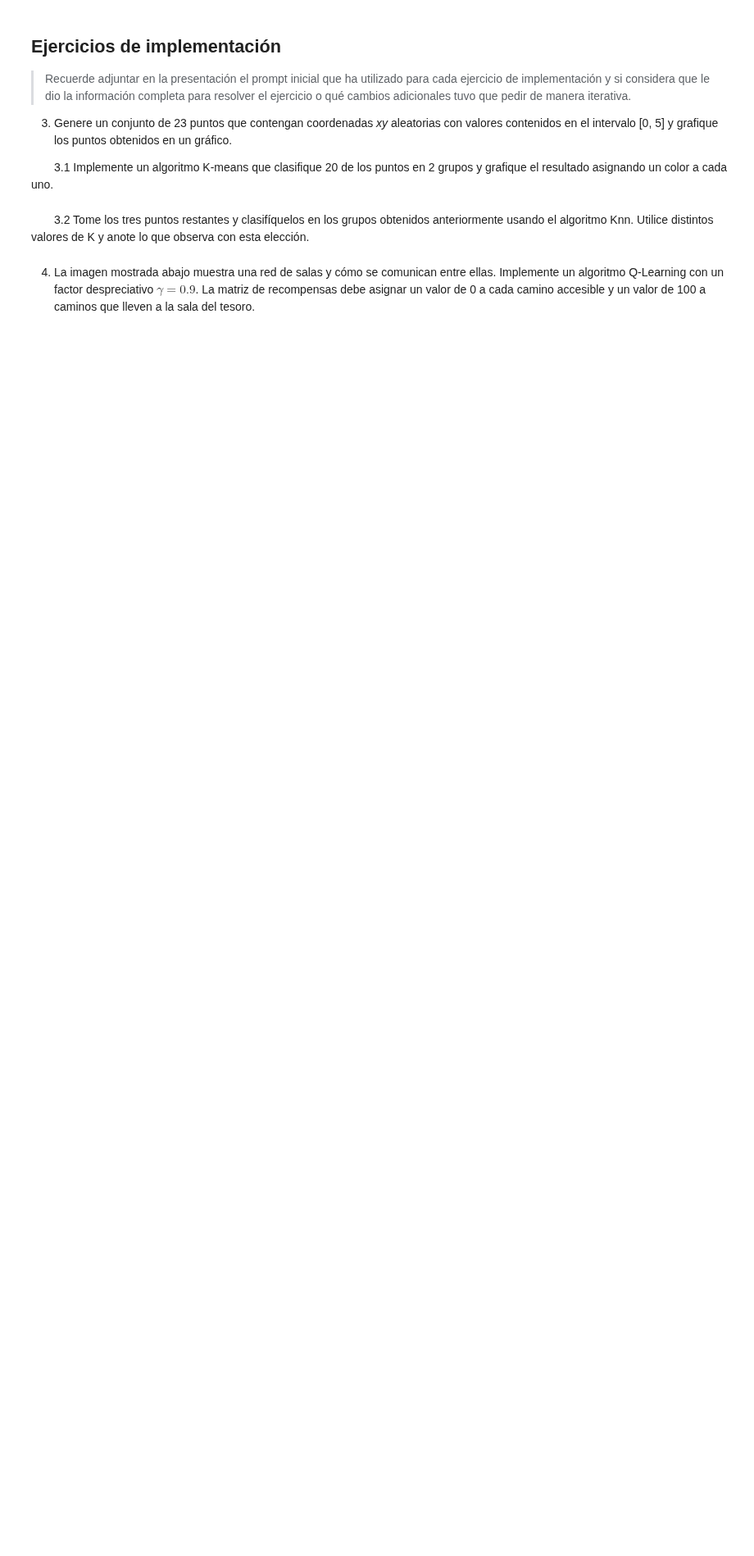
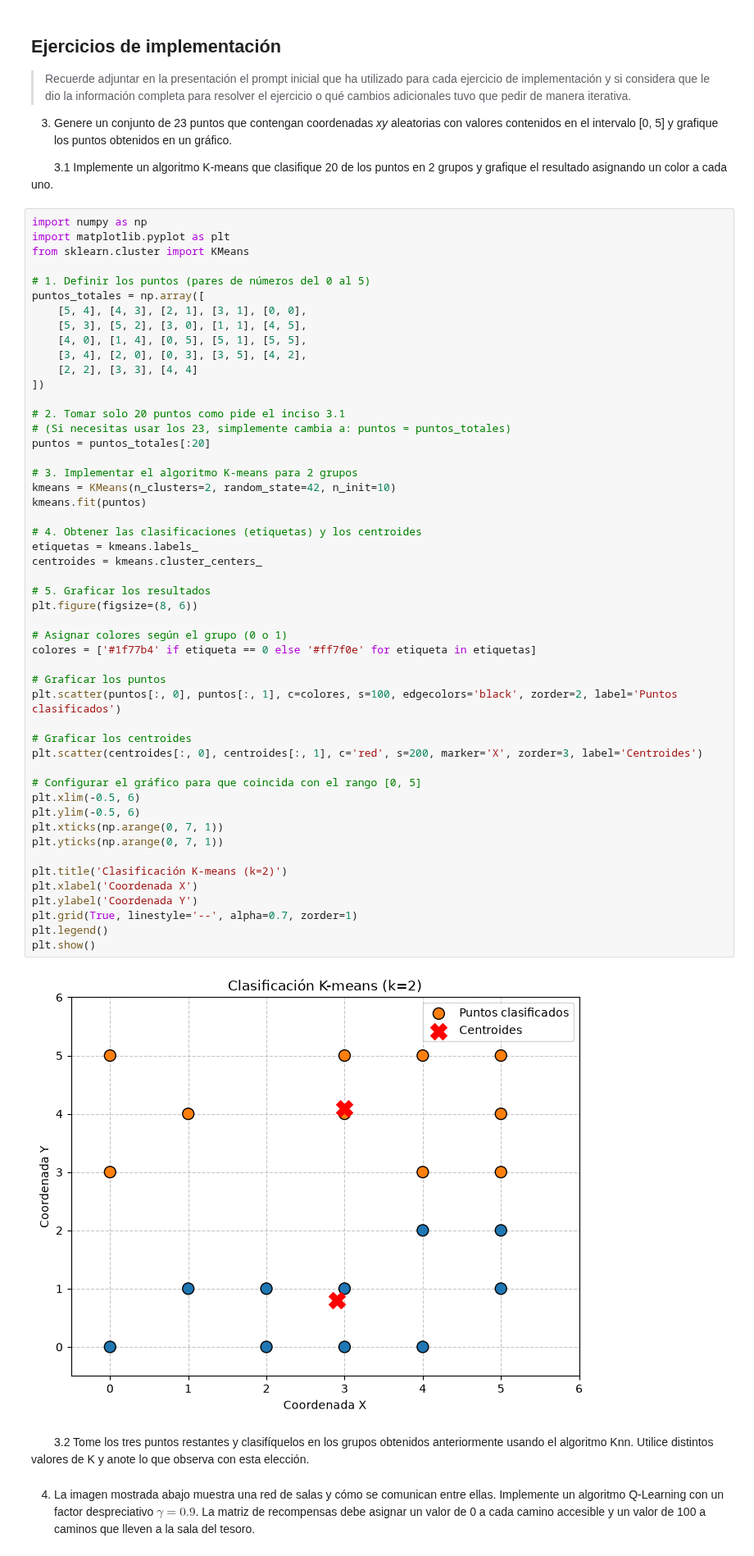
Before and after one commit to Mercedesf/Grupo4-IA1, a Jupyter notebook: TP8/TP8.ipynb, the cells around one changed output. Shown at 82% size. Cells and saved outputs as stored; diff of their text form; blank space fills up the shorter version.

```diff
--- a/TP8/TP8.ipynb
+++ b/TP8/TP8.ipynb
@@ -55,6 +55,58 @@ con diferentes proporciones que pueden variar de la siguiente manera:
 3. Genere un conjunto de 23 puntos que contengan coordenadas *xy* aleatorias con valores contenidos en el intervalo [0, 5] y grafique los puntos obtenidos en un gráfico.
 
 &emsp;&emsp;3.1 Implemente un algoritmo K-means que clasifique 20 de los puntos en 2 grupos y grafique el resultado asignando un color a cada uno.
+# %%
+import numpy as np
+import matplotlib.pyplot as plt
+from sklearn.cluster import KMeans
+
+# 1. Definir los puntos (pares de números del 0 al 5)
+puntos_totales = np.array([
+    [5, 4], [4, 3], [2, 1], [3, 1], [0, 0],
+    [5, 3], [5, 2], [3, 0], [1, 1], [4, 5],
+    [4, 0], [1, 4], [0, 5], [5, 1], [5, 5],
+    [3, 4], [2, 0], [0, 3], [3, 5], [4, 2],
+    [2, 2], [3, 3], [4, 4]
+])
+
+# 2. Tomar solo 20 puntos como pide el inciso 3.1
+# (Si necesitas usar los 23, simplemente cambia a: puntos = puntos_totales)
+puntos = puntos_totales[:20]
+
+# 3. Implementar el algoritmo K-means para 2 grupos
+kmeans = KMeans(n_clusters=2, random_state=42, n_init=10)
+kmeans.fit(puntos)
+
+# 4. Obtener las clasificaciones (etiquetas) y los centroides
+etiquetas = kmeans.labels_
+centroides = kmeans.cluster_centers_
+
+# 5. Graficar los resultados
+plt.figure(figsize=(8, 6))
+
+# Asignar colores según el grupo (0 o 1)
+colores = ['#1f77b4' if etiqueta == 0 else '#ff7f0e' for etiqueta in etiquetas]
+
+# Graficar los puntos
+plt.scatter(puntos[:, 0], puntos[:, 1], c=colores, s=100, edgecolors='black', zorder=2, label='Puntos clasificados')
+
+# Graficar los centroides
+plt.scatter(centroides[:, 0], centroides[:, 1], c='red', s=200, marker='X', zorder=3, label='Centroides')
+
+# Configurar el gráfico para que coincida con el rango [0, 5]
+plt.xlim(-0.5, 6)
+plt.ylim(-0.5, 6)
+plt.xticks(np.arange(0, 7, 1))
+plt.yticks(np.arange(0, 7, 1))
+
+plt.title('Clasificación K-means (k=2)')
+plt.xlabel('Coordenada X')
+plt.ylabel('Coordenada Y')
+plt.grid(True, linestyle='--', alpha=0.7, zorder=1)
+plt.legend()
+plt.show()
+# %% [output]
+[figure, added]
 # %% [markdown]
 
 &emsp;&emsp;3.2 Tome los tres puntos restantes y clasifíquelos en los grupos obtenidos anteriormente usando el algoritmo Knn. Utilice distintos valores de K y anote lo que observa con esta elección.
```
Also changed, not shown: 1 other file.
